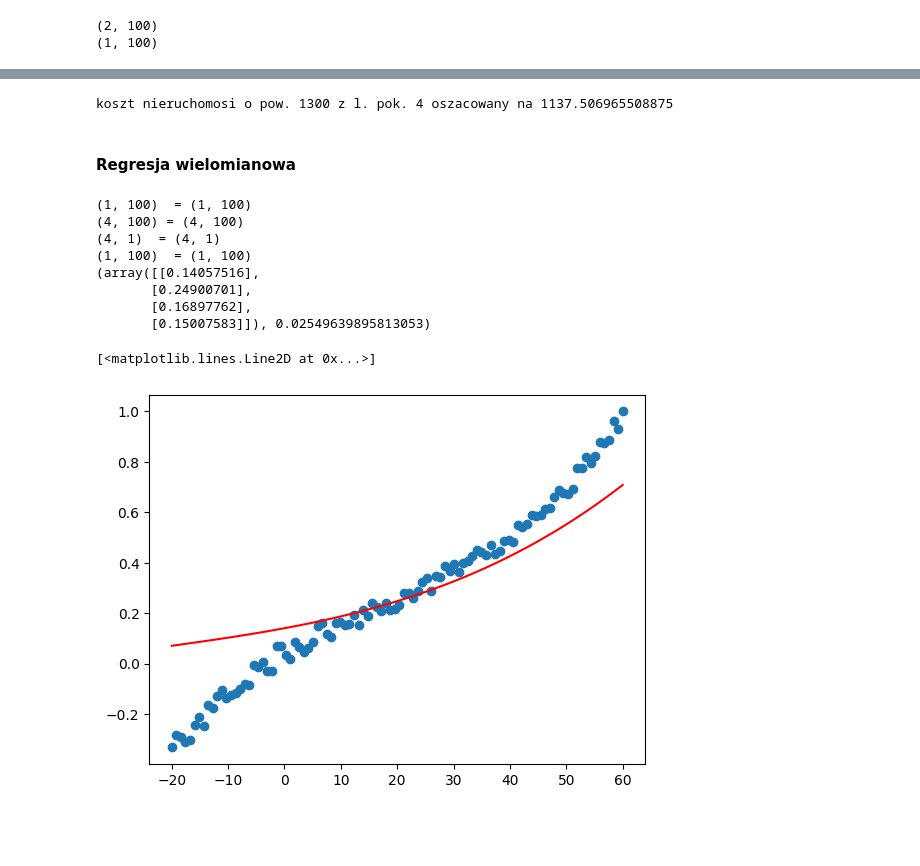
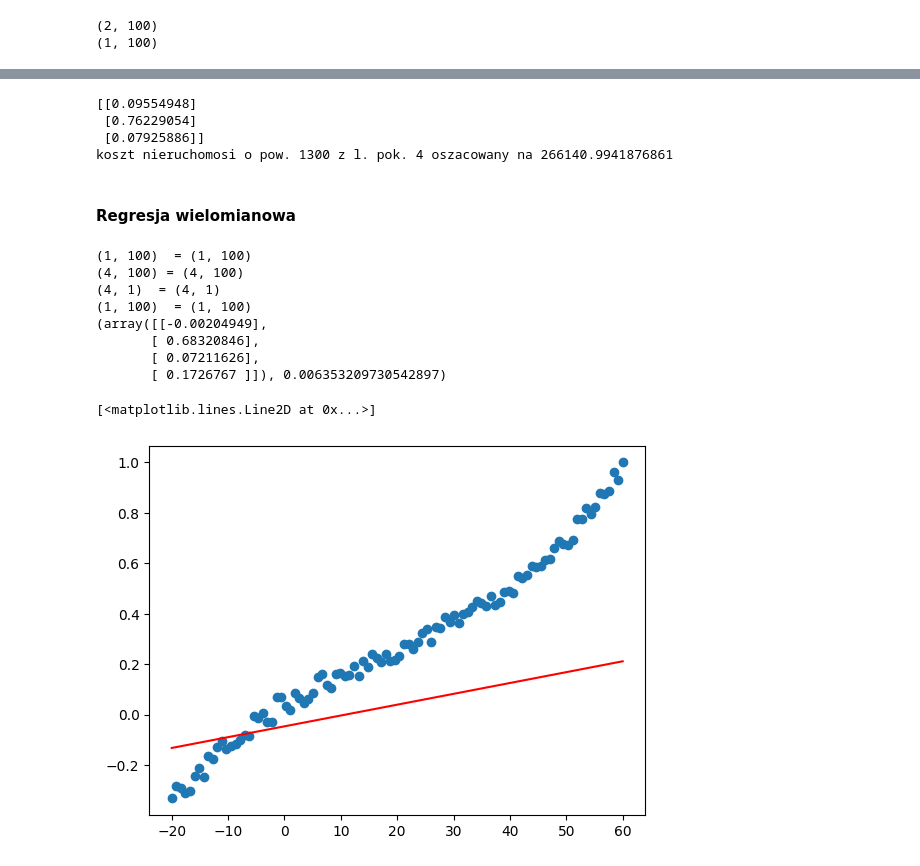
Before and after one commit to jrosa02/ML-2024S, a Jupyter notebook: lab02/lab2.ipynb, the cells around one changed output, grey strips where cells are left out. Cells and saved outputs as stored; diff of their text form; code cells hidden in the pictures; blank space fills up the shorter version.

```diff
--- a/lab02/lab2.ipynb
+++ b/lab02/lab2.ipynb
@@ -100,41 +100,20 @@ def h_fun(X, theta):
     '''
     return theta.T @ X # przykładowa realizacja, @ - mnożenie macierzowe
 
-def calculate_cost(X, y, theta):
-    '''
-    :param X: ndarray postaci (n+1, m).
-    :param y: ndarray z wartościami referencyjnymi o wymiarze (1, m)
-    :param theta: macierz parametrów do optymalizacji postaci (n+1, 1)
-    :return: wartość f. kosztu
-    '''
-    return np.mean(np.square(h_fun(X, theta) - y))/2
-
-def cost_gradient(X, y, theta):
-    '''
-    :param X: ndarray postaci (n+1, m).
-    :param y: ndarray z wartościami referencyjnymi o wymiarze (1, m)
-    :param theta: macierz parametrów do optymalizacji postaci (n+1, 1)
-    :return: wartość f. kosztu
-    '''
-    return (h_fun(X, theta) - y) @ X.T
-
-def update_theta(x, y, theta):
-    theta = theta - alpha * cost_gradient(X, y, theta)/X.shape[0]
-    return theta
-
-def get_line(X, y, theta = np.array([[0], [0]]), eps = 1e-5, alpha = 0.001, Nmax = 10000):
-    cost = 2*eps
+def get_line(X, y, theta = np.array([[0], [0]]), eps = 1e-5, alpha = 0.001, Nmax = 100000):
+    cost = np.inf
     i = 0
-    prev_cost = cost+20
     m = y.shape[1]
 
-    while(np.square(cost - prev_cost) > eps and i < Nmax):
+    while(cost > eps and i < Nmax):
         h_y_diff = (h_fun(X, theta) - y)
-        prev_cost = cost
-        cost = np.mean(np.square(h_y_diff))
         gradient = h_y_diff @ X.T
         theta = theta - alpha * gradient.T / m
+        cost = np.mean(np.square(gradient))
         i += 1
+
+        #print(f'{i} \n\ttheta:{theta}, \n\tcost:{cost}, \n\tgradient:{gradient}')
+
     return (theta, cost)
 
 (theta, cost) = get_line(X, y)
@@ -167,13 +146,18 @@ X = X / X_scale
 
 theta = np.array([[0], [0], [0]])
 
-(theta, cost) = get_line(X, y, theta)
+(theta, cost) = get_line(X, y, theta, eps=1e-6)
+print(theta)
 
 example = np.array([[1], [1300], [4]])
 h_example = theta.T @ (example/X_scale) * y_scale
+
 print(f'koszt nieruchomosi o pow. {example[1][0]} z l. pok. {example[2][0]} oszacowany na {h_example[0][0]}')
 # %% [output]
-koszt nieruchomosi o pow. 1300 z l. pok. 4 oszacowany na 1137.506965508875
+[[0.09554948]
+ [0.76229054]
+ [0.07925886]]
+koszt nieruchomosi o pow. 1300 z l. pok. 4 oszacowany na 266140.9941876861
 # %% [markdown]
 #### Regresja wielomianowa
 # %%
@@ -181,43 +165,45 @@ with open('./measurements.csv', 'r') as f:
     csvreader = csv.reader(f, delimiter=',')
     data = [row for row in csvreader]
     data = np.array(data, dtype=np.float32)
-x = data[:, 0]
-y = data[:, 1]
+    x = data[:, 0]
+    y = data[:, 1]
 
 X = np.vstack([np.ones(x.shape), x, x**2, x**3])
 
+# X_scale = 1
 X_scale = X.max(axis=1)
 X_scale.shape = [-1, 1]
 X = X / X_scale
 
 y.shape = [1, -1]
 y_scale = y.max()
 y = y / y_scale
 
 eps = 1e-10
 alpha = 1e-3
 theta = np.array([[0], [0], [0], [0]])
 
 print(y.shape, " = (1, 100)")
 print(X.shape, "= (4, 100)")
 print(theta.shape, " = (4, 1)")
 print(h_fun(X, theta).shape, " = (1, 100)")
 
 (theta, cost) = get_line(X, y, theta, eps, alpha)
+
 print((theta, cost))
 x.shape = [1, -1]
 
 fig, ax = plt.subplots()
 ax.scatter(x, y)
-ax.plot(x.T, (h_fun(X, theta)).T, 'r')
+ax.plot(x.T, (theta.T @ (X/X_scale) * y_scale).T, 'r')
 # %% [output]
 (1, 100)  = (1, 100)
 (4, 100) = (4, 100)
 (4, 1)  = (4, 1)
 (1, 100)  = (1, 100)
-(array([[0.14057516],
-       [0.24900701],
-       [0.16897762],
-       [0.15007583]]), 0.02549639895813053)
+(array([[-0.00204949],
+       [ 0.68320846],
+       [ 0.07211626],
+       [ 0.1726767 ]]), 0.006353209730542897)
 [<matplotlib.lines.Line2D at 0x...>]
-[figure, old version]
+[figure, new version]
```
Also changed, not shown: parts of 1 cell of this notebook.
